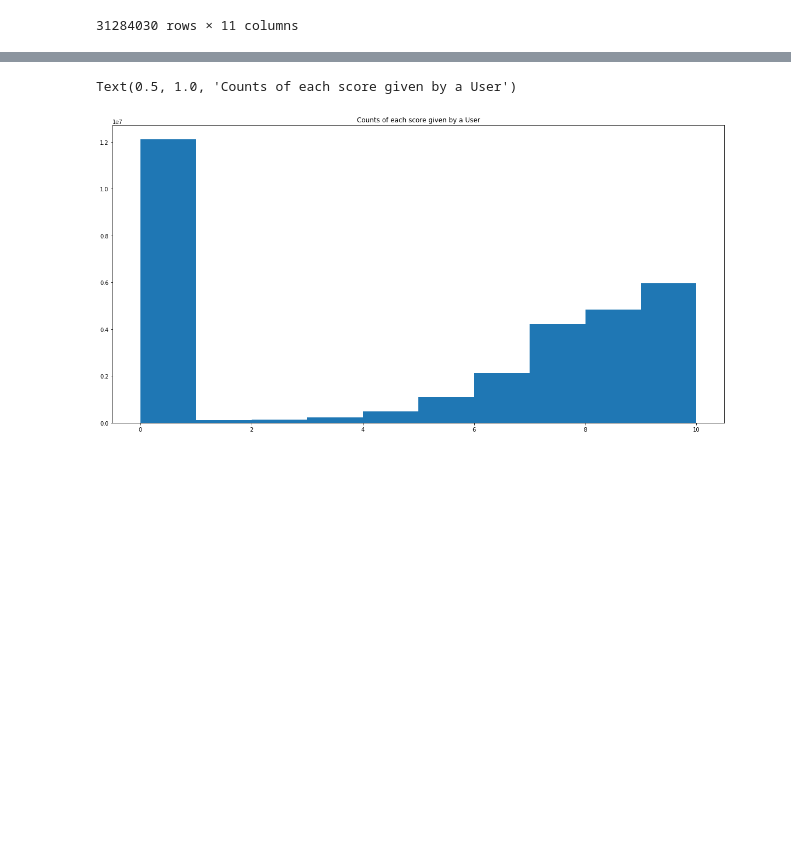
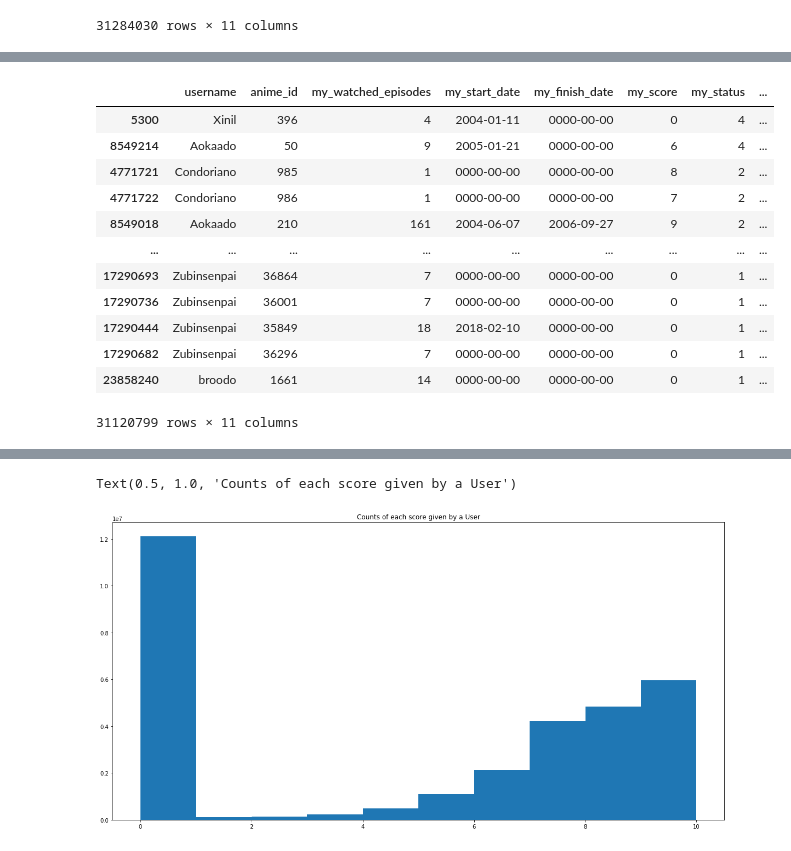
Before and after one commit to Jameshskelton/Anime_Recommender, a Jupyter notebook: myanimelist/EDA-myanimelist.ipynb, the cells around one changed output, grey strips where cells are left out. Cells and saved outputs as stored; diff of their text form; code cells hidden in the pictures; blank space fills up the shorter version.

```diff
--- a/myanimelist/EDA-myanimelist.ipynb
+++ b/myanimelist/EDA-myanimelist.ipynb
@@ -71,0 +139,18 @@ scoresdf.to_csv('final_anime.csv')
+# %%
+# get the range of the scores
+scoresdf = scoresdf[scoresdf['my_last_updated']> '1970-01-01 00:00:00']
+scoresdf.sort_values(by = 'my_last_updated')
+# %% [output]
+|  | username | anime_id | my_watched_episodes | my_start_date | my_finish_date | my_score | my_status | ... |
+| 5300 | Xinil | 396 | 4 | 2004-01-11 | 0000-00-00 | 0 | 4 | ... |
+| 8549214 | Aokaado | 50 | 9 | 2005-01-21 | 0000-00-00 | 6 | 4 | ... |
+| 4771721 | Condoriano | 985 | 1 | 0000-00-00 | 0000-00-00 | 8 | 2 | ... |
+| 4771722 | Condoriano | 986 | 1 | 0000-00-00 | 0000-00-00 | 7 | 2 | ... |
+| 8549018 | Aokaado | 210 | 161 | 2004-06-07 | 2006-09-27 | 9 | 2 | ... |
+| ... | ... | ... | ... | ... | ... | ... | ... | ... |
+| 17290693 | Zubinsenpai | 36864 | 7 | 0000-00-00 | 0000-00-00 | 0 | 1 | ... |
+| 17290736 | Zubinsenpai | 36001 | 7 | 0000-00-00 | 0000-00-00 | 0 | 1 | ... |
+| 17290444 | Zubinsenpai | 35849 | 18 | 2018-02-10 | 0000-00-00 | 0 | 1 | ... |
+| 17290682 | Zubinsenpai | 36296 | 7 | 0000-00-00 | 0000-00-00 | 0 | 1 | ... |
+| 23858240 | broodo | 1661 | 14 | 0000-00-00 | 0000-00-00 | 0 | 1 | ... |
+31120799 rows × 11 columns
```
Also changed, not shown: parts of 21 cells of this notebook, 1 other file.
